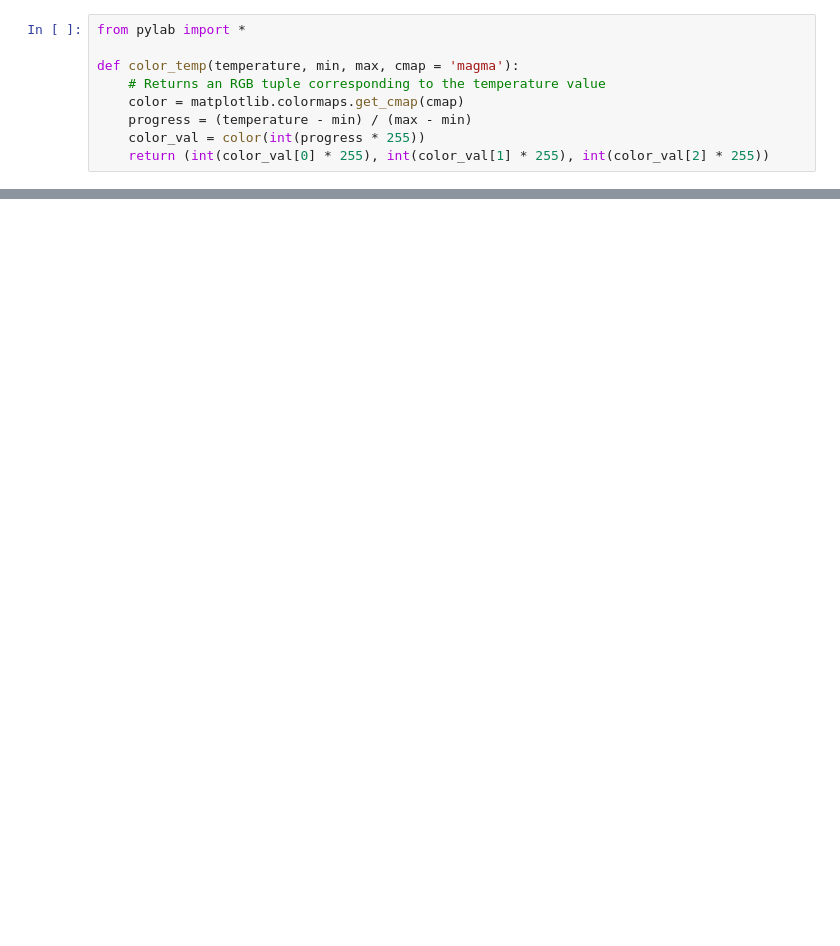
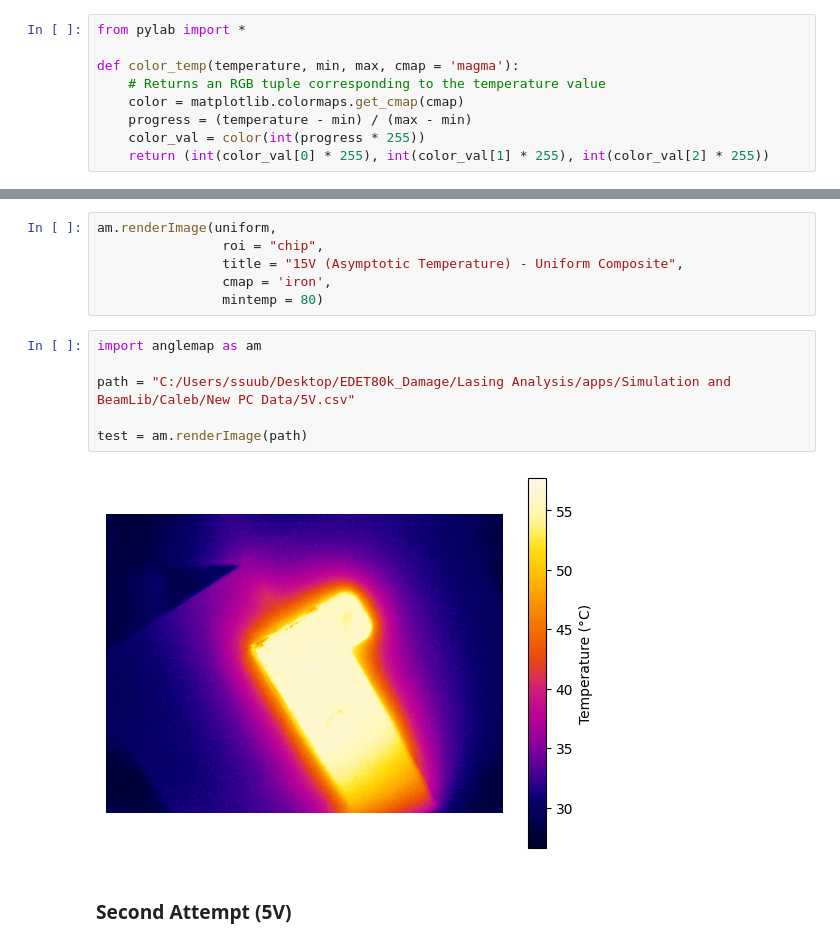
Before and after one commit to Caleb-Lowe/EDET80k_Damage, a Jupyter notebook: Lasing Analysis/apps/thermal image analysis/PerspectiveMap.ipynb, the cells around one changed output, grey strips where cells are left out. Saved outputs shown, nothing was run; the diff lists cells and outputs as text; blank space fills up the shorter version.

```diff
--- a/Lasing Analysis/apps/thermal image analysis/PerspectiveMap.ipynb
+++ b/Lasing Analysis/apps/thermal image analysis/PerspectiveMap.ipynb
@@ -244,0 +443,16 @@ am.renderImage(filepath,
+# %%
+am.renderImage(uniform,
+                roi = "chip",
+                title = "15V (Asymptotic Temperature) - Uniform Composite",
+                cmap = 'iron',
+                mintemp = 80)
+# %%
+import anglemap as am
+
+path = "C:/Users/ssuub/Desktop/EDET80k_Damage/Lasing Analysis/apps/Simulation and BeamLib/Caleb/New PC Data/5V.csv"
+
+test = am.renderImage(path)
+# %% [output]
+[figure, added]
+# %% [markdown]
+### Second Attempt (5V)
```
Also changed, not shown: parts of 44 cells of this notebook, 30 other files.
